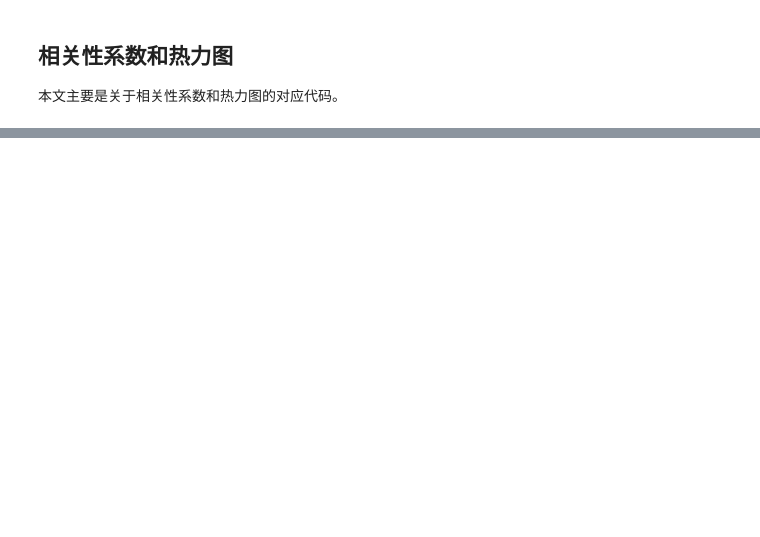
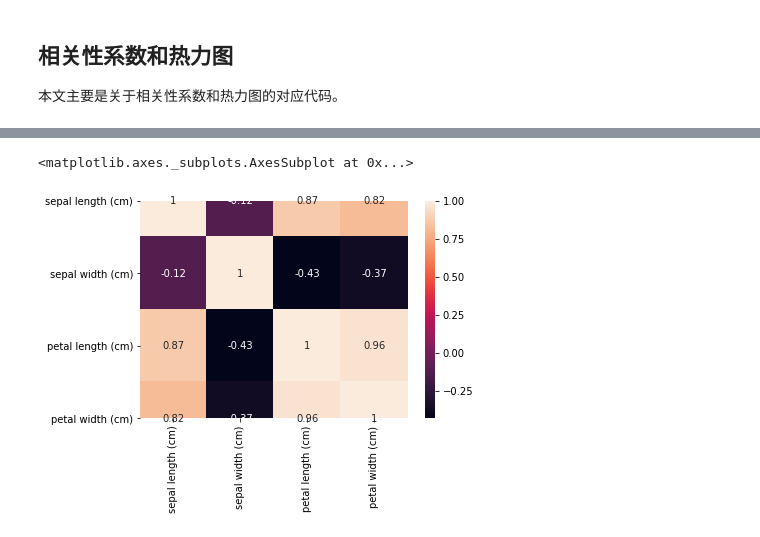
Before and after one commit to WayneMao/Machine_Learning, a Jupyter notebook: Heatmap/相关性系数和热力图.ipynb, the cells around one changed output, grey strips where cells are left out. Drawn from its saved outputs; the diff is of its cells as text; code cells hidden in the pictures; blank space fills up the shorter version.

```diff
--- a/Heatmap/相关性系数和热力图.ipynb
+++ b/Heatmap/相关性系数和热力图.ipynb
@@ -5,7 +5,10 @@
 # %%
 import pandas as pd
 from sklearn.datasets import load_iris
+import seaborn as sns
+import matplotlib.pyplot as plt
+import numpy as np
 
 iris = load_iris()
-X = iris.data[:, :2]  # we only take the first two features.
-y = iris.target
+data = pd.DataFrame(iris.data, columns=iris.feature_names)
+y = pd.DataFrame(iris.target,columns=['target'])
@@ -72,0 +24,7 @@ Automatically created module for IPython interactive environment
+# %%
+#特征间相关系数热力图
+f = data.corr() # method 默认'pearson',
+sns.heatmap(f, annot=True)
+# %% [output]
+<matplotlib.axes._subplots.AxesSubplot at 0x...>
+[figure, added]
```
Also changed, not shown: parts of 5 cells of this notebook.
